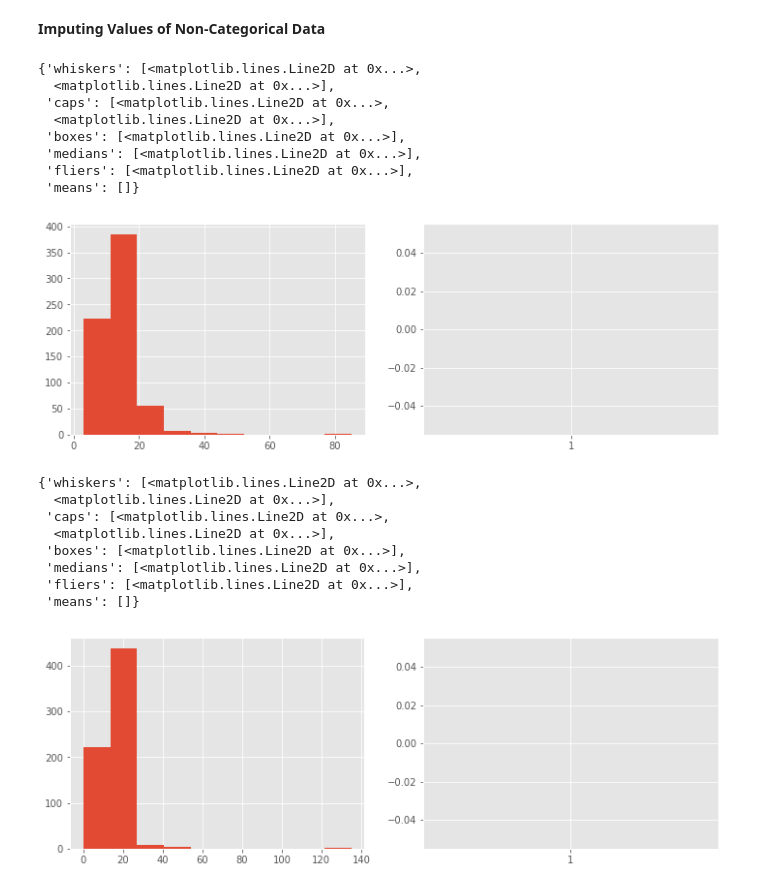
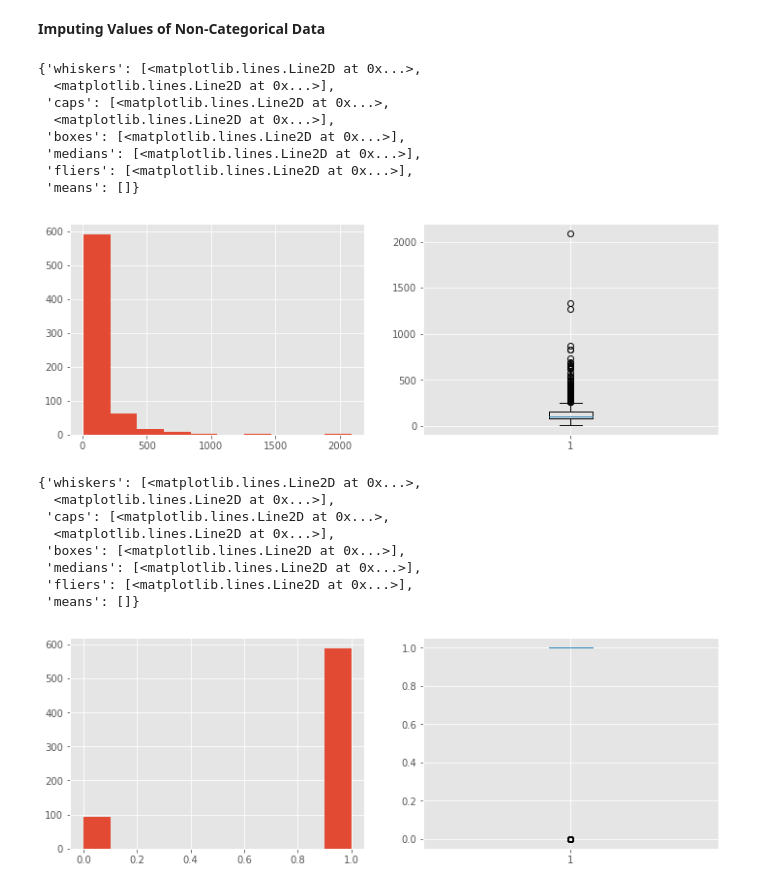
Before and after one commit to BA545-SP2019/2019-competition1-jkj, a Jupyter notebook: Descriptive and Impute.ipynb, the cells around one changed output. Saved outputs shown, nothing was run; the diff lists cells and outputs as text; code cells hidden in the pictures.

```diff
--- a/Descriptive and Impute.ipynb
+++ b/Descriptive and Impute.ipynb
@@ -117,0 +227,4 @@ print(comp_df.isnull().sum(axis=0).tolist())
+# %%
+# Now that the prime values for C3, C5 and C6 have been made we can drop the originals
+comp_df = comp_df.drop(['C3','C5','C6','P(mid)'], axis=1)
+comp_df.head(2)
@@ -122,9 +240,9 @@ print(comp_df.isnull().sum(axis=0).tolist())
 fig = plt.figure(figsize=(12, 4))
 ax1 = fig.add_subplot(1,2,1)
 ax2 = fig.add_subplot(1,2,2)
-ax1.hist((comp_df['P_IPO']))
-ax2.boxplot((comp_df['P_IPO']))
-# Not Normalized, use Median to impute
+ax1.hist(comp_df['C1'])
+ax2.boxplot(comp_df['C1'])
+# Not Normalized, used Median to impute
 # %% [output]
 {'whiskers': [<matplotlib.lines.Line2D at 0x...>,
   <matplotlib.lines.Line2D at 0x...>],
@@ -134,25 +252,25 @@ ax2.boxplot((comp_df['P_IPO']))
  'medians': [<matplotlib.lines.Line2D at 0x...>],
  'fliers': [<matplotlib.lines.Line2D at 0x...>],
  'means': []}
-[figure, old version]
+[figure, new version]
 # %%
 # Histogram & Box Plot to look at Central Tendancy for each column
 fig = plt.figure(figsize=(12, 4))
 ax1 = fig.add_subplot(1,2,1)
 ax2 = fig.add_subplot(1,2,2)
-ax1.hist(comp_df['P_H'])
-ax2.boxplot(comp_df['P_H'])
-# Not Normalized, use Median to impute
+ax1.hist(comp_df["C2"])
+ax2.boxplot(comp_df["C2"])
+# Not Normalized, used Mode to impute
 # %% [output]
 {'whiskers': [<matplotlib.lines.Line2D at 0x...>,
   <matplotlib.lines.Line2D at 0x...>],
  'caps': [<matplotlib.lines.Line2D at 0x...>,
   <matplotlib.lines.Line2D at 0x...>],
  'boxes': [<matplotlib.lines.Line2D at 0x...>],
  'medians': [<matplotlib.lines.Line2D at 0x...>],
  'fliers': [<matplotlib.lines.Line2D at 0x...>],
  'means': []}
-[figure, old version]
+[figure, new version]
 # %%
 # Histogram & Box Plot to look at Central Tendancy for each column
 fig = plt.figure(figsize=(12, 4))
```
Also changed, not shown: parts of 36 cells of this notebook, 8 other files.
